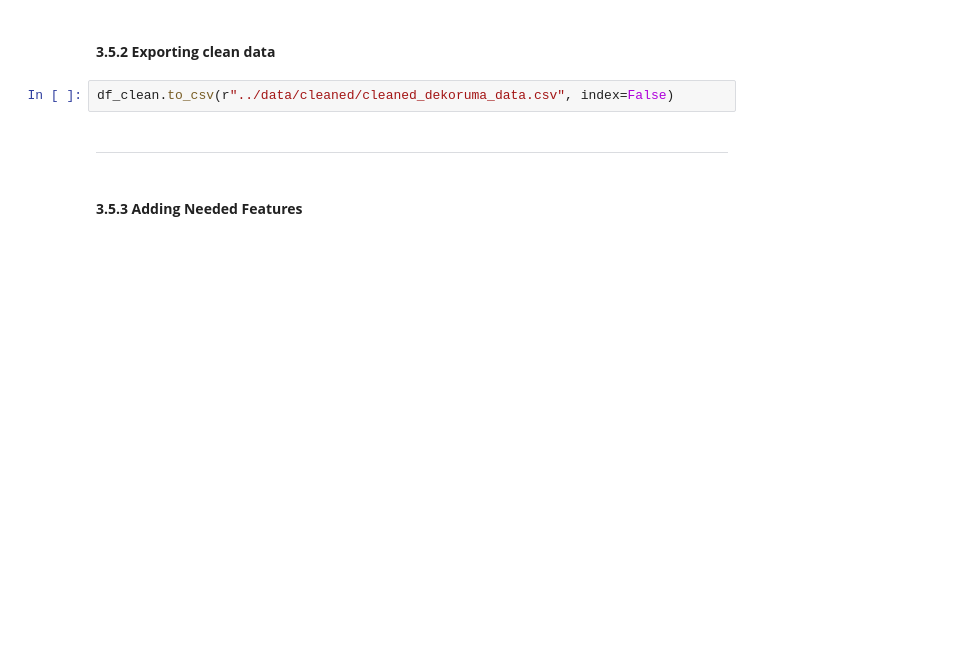
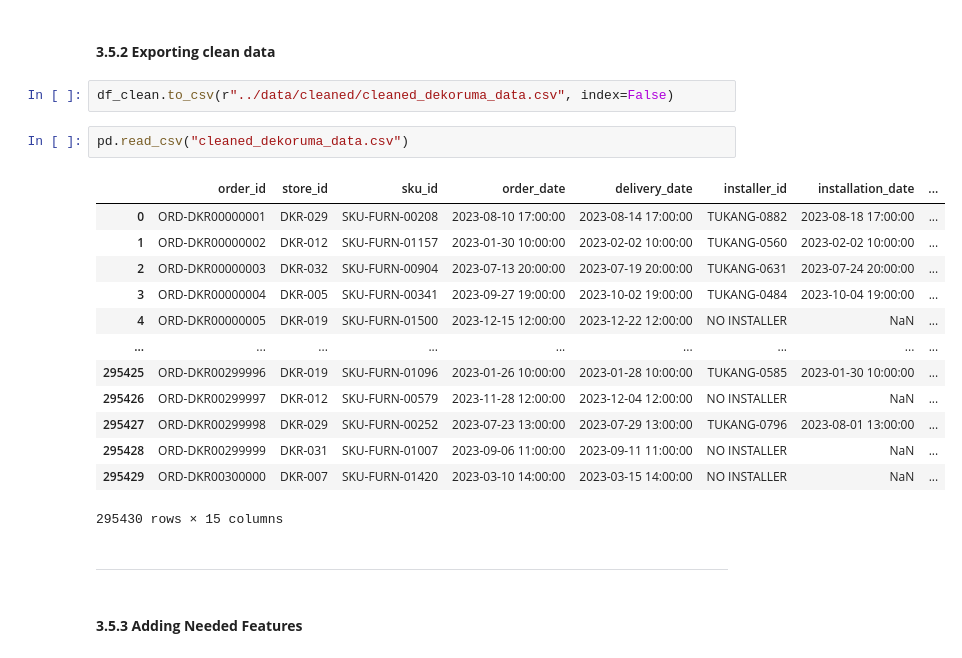
Before and after one commit to ElmarLeonard9/temporary_repo_capstone-main, a Jupyter notebook: notebooks/1.0-bdp-inital-data-exploration.ipynb, the cells around one changed output. Saved outputs shown, nothing was run; the diff lists cells and outputs as text; blank space fills up the shorter version.

```diff
--- a/notebooks/1.0-bdp-inital-data-exploration.ipynb
+++ b/notebooks/1.0-bdp-inital-data-exploration.ipynb
@@ -676,6 +666,22 @@ memory usage: 65.9 MB
 #### **3.5.2 Exporting clean data**
 # %%
 df_clean.to_csv(r"../data/cleaned/cleaned_dekoruma_data.csv", index=False)
+# %%
+pd.read_csv("cleaned_dekoruma_data.csv")
+# %% [output]
+|  | order_id | store_id | sku_id | order_date | delivery_date | installer_id | installation_date | ... |
+| 0 | ORD-DKR00000001 | DKR-029 | SKU-FURN-00208 | 2023-08-10 17:00:00 | 2023-08-14 17:00:00 | TUKANG-0882 | 2023-08-18 17:00:00 | ... |
+| 1 | ORD-DKR00000002 | DKR-012 | SKU-FURN-01157 | 2023-01-30 10:00:00 | 2023-02-02 10:00:00 | TUKANG-0560 | 2023-02-02 10:00:00 | ... |
+| 2 | ORD-DKR00000003 | DKR-032 | SKU-FURN-00904 | 2023-07-13 20:00:00 | 2023-07-19 20:00:00 | TUKANG-0631 | 2023-07-24 20:00:00 | ... |
+| 3 | ORD-DKR00000004 | DKR-005 | SKU-FURN-00341 | 2023-09-27 19:00:00 | 2023-10-02 19:00:00 | TUKANG-0484 | 2023-10-04 19:00:00 | ... |
+| 4 | ORD-DKR00000005 | DKR-019 | SKU-FURN-01500 | 2023-12-15 12:00:00 | 2023-12-22 12:00:00 | NO INSTALLER | NaN | ... |
+| ... | ... | ... | ... | ... | ... | ... | ... | ... |
+| 295425 | ORD-DKR00299996 | DKR-019 | SKU-FURN-01096 | 2023-01-26 10:00:00 | 2023-01-28 10:00:00 | TUKANG-0585 | 2023-01-30 10:00:00 | ... |
+| 295426 | ORD-DKR00299997 | DKR-012 | SKU-FURN-00579 | 2023-11-28 12:00:00 | 2023-12-04 12:00:00 | NO INSTALLER | NaN | ... |
+| 295427 | ORD-DKR00299998 | DKR-029 | SKU-FURN-00252 | 2023-07-23 13:00:00 | 2023-07-29 13:00:00 | TUKANG-0796 | 2023-08-01 13:00:00 | ... |
+| 295428 | ORD-DKR00299999 | DKR-031 | SKU-FURN-01007 | 2023-09-06 11:00:00 | 2023-09-11 11:00:00 | NO INSTALLER | NaN | ... |
+| 295429 | ORD-DKR00300000 | DKR-007 | SKU-FURN-01420 | 2023-03-10 14:00:00 | 2023-03-15 14:00:00 | NO INSTALLER | NaN | ... |
+295430 rows × 15 columns
 # %% [markdown]
 ---
 # %% [markdown]
```
Also changed, not shown: parts of 85 cells of this notebook, 1 other file.
